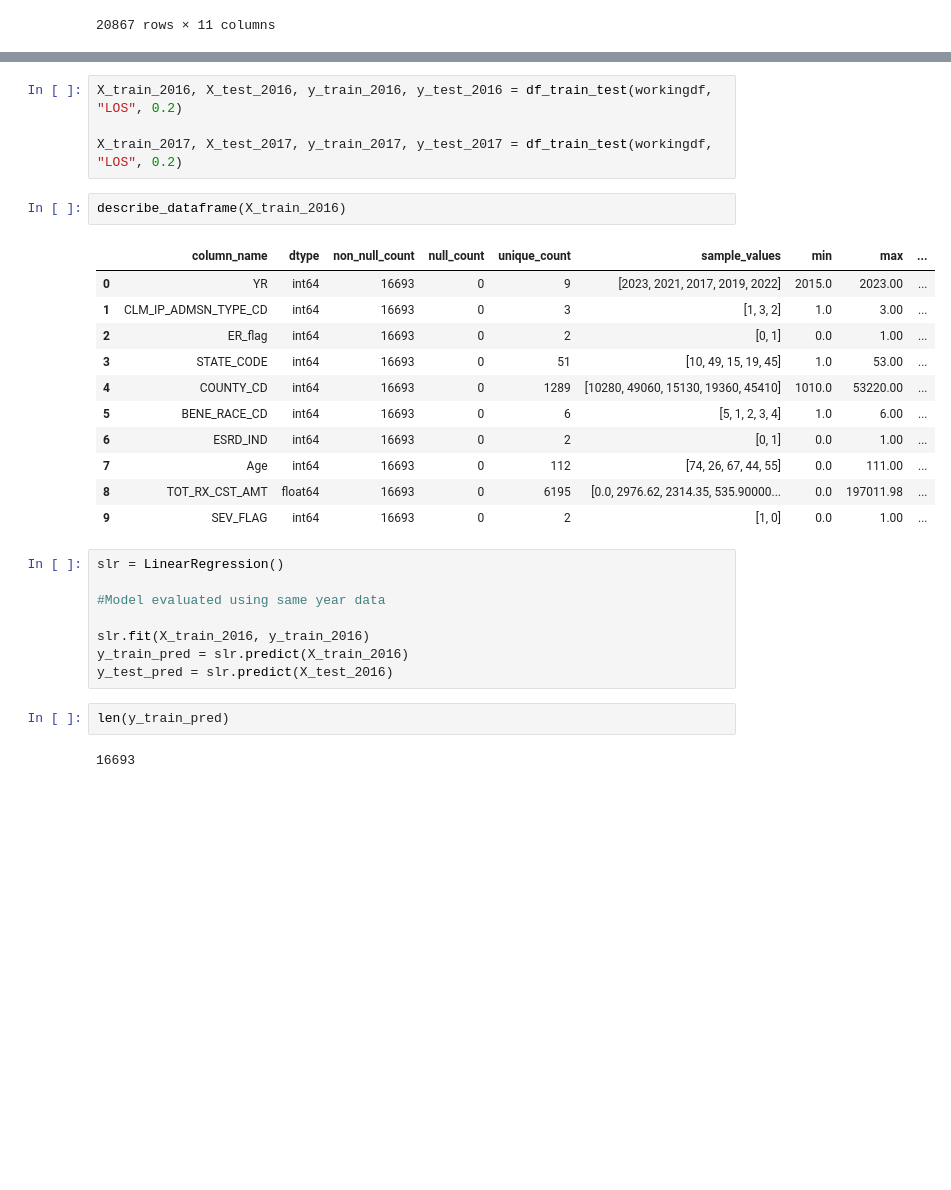
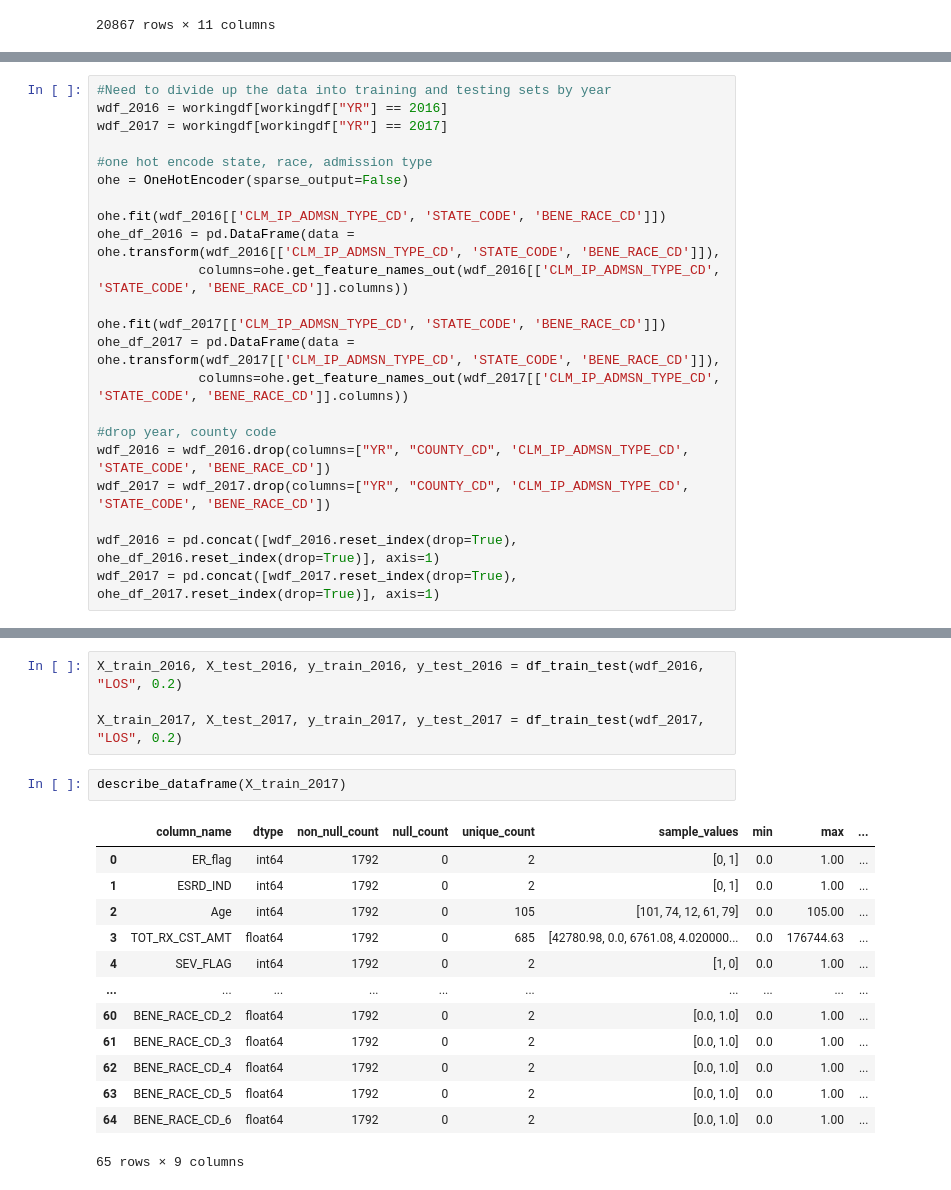
Before and after one commit to lwilsen/HealthCareAnalysis, a Jupyter notebook: luke_code/modelling/models.ipynb, the cells around one changed output, grey strips where cells are left out. Cells and saved outputs as stored; diff of their text form; blank space fills up the shorter version.

```diff
--- a/luke_code/modelling/models.ipynb
+++ b/luke_code/modelling/models.ipynb
@@ -130,0 +153,22 @@ wdf_2017 = workingdf[workingdf["YR"] == 2017]
+# %%
+#Need to divide up the data into training and testing sets by year
+wdf_2016 = workingdf[workingdf["YR"] == 2016]
+wdf_2017 = workingdf[workingdf["YR"] == 2017]
+
+#one hot encode state, race, admission type
+ohe = OneHotEncoder(sparse_output=False)
+
+ohe.fit(wdf_2016[['CLM_IP_ADMSN_TYPE_CD', 'STATE_CODE', 'BENE_RACE_CD']])
+ohe_df_2016 = pd.DataFrame(data = ohe.transform(wdf_2016[['CLM_IP_ADMSN_TYPE_CD', 'STATE_CODE', 'BENE_RACE_CD']]),
+             columns=ohe.get_feature_names_out(wdf_2016[['CLM_IP_ADMSN_TYPE_CD', 'STATE_CODE', 'BENE_RACE_CD']].columns))
+
+ohe.fit(wdf_2017[['CLM_IP_ADMSN_TYPE_CD', 'STATE_CODE', 'BENE_RACE_CD']])
+ohe_df_2017 = pd.DataFrame(data = ohe.transform(wdf_2017[['CLM_IP_ADMSN_TYPE_CD', 'STATE_CODE', 'BENE_RACE_CD']]),
+             columns=ohe.get_feature_names_out(wdf_2017[['CLM_IP_ADMSN_TYPE_CD', 'STATE_CODE', 'BENE_RACE_CD']].columns))
+
+#drop year, county code
+wdf_2016 = wdf_2016.drop(columns=["YR", "COUNTY_CD", 'CLM_IP_ADMSN_TYPE_CD', 'STATE_CODE', 'BENE_RACE_CD'])
+wdf_2017 = wdf_2017.drop(columns=["YR", "COUNTY_CD", 'CLM_IP_ADMSN_TYPE_CD', 'STATE_CODE', 'BENE_RACE_CD'])
+
+wdf_2016 = pd.concat([wdf_2016.reset_index(drop=True), ohe_df_2016.reset_index(drop=True)], axis=1)
+wdf_2017 = pd.concat([wdf_2017.reset_index(drop=True), ohe_df_2017.reset_index(drop=True)], axis=1)
@@ -131,30 +191,20 @@ wdf_2017 = workingdf[workingdf["YR"] == 2017]
 # %%
-X_train_2016, X_test_2016, y_train_2016, y_test_2016 = df_train_test(workingdf, "LOS", 0.2)
+X_train_2016, X_test_2016, y_train_2016, y_test_2016 = df_train_test(wdf_2016, "LOS", 0.2)
 
-X_train_2017, X_test_2017, y_train_2017, y_test_2017 = df_train_test(workingdf, "LOS", 0.2)
+X_train_2017, X_test_2017, y_train_2017, y_test_2017 = df_train_test(wdf_2017, "LOS", 0.2)
 # %%
-describe_dataframe(X_train_2016)
+describe_dataframe(X_train_2017)
 # %% [output]
 |  | column_name | dtype | non_null_count | null_count | unique_count | sample_values | min | max | ... |
-| 0 | YR | int64 | 16693 | 0 | 9 | [2023, 2021, 2017, 2019, 2022] | 2015.0 | 2023.00 | ... |
-| 1 | CLM_IP_ADMSN_TYPE_CD | int64 | 16693 | 0 | 3 | [1, 3, 2] | 1.0 | 3.00 | ... |
-| 2 | ER_flag | int64 | 16693 | 0 | 2 | [0, 1] | 0.0 | 1.00 | ... |
-| 3 | STATE_CODE | int64 | 16693 | 0 | 51 | [10, 49, 15, 19, 45] | 1.0 | 53.00 | ... |
-| 4 | COUNTY_CD | int64 | 16693 | 0 | 1289 | [10280, 49060, 15130, 19360, 45410] | 1010.0 | 53220.00 | ... |
-| 5 | BENE_RACE_CD | int64 | 16693 | 0 | 6 | [5, 1, 2, 3, 4] | 1.0 | 6.00 | ... |
-| 6 | ESRD_IND | int64 | 16693 | 0 | 2 | [0, 1] | 0.0 | 1.00 | ... |
-| 7 | Age | int64 | 16693 | 0 | 112 | [74, 26, 67, 44, 55] | 0.0 | 111.00 | ... |
-| 8 | TOT_RX_CST_AMT | float64 | 16693 | 0 | 6195 | [0.0, 2976.62, 2314.35, 535.90000... | 0.0 | 197011.98 | ... |
-| 9 | SEV_FLAG | int64 | 16693 | 0 | 2 | [1, 0] | 0.0 | 1.00 | ... |
+| 0 | ER_flag | int64 | 1792 | 0 | 2 | [0, 1] | 0.0 | 1.00 | ... |
+| 1 | ESRD_IND | int64 | 1792 | 0 | 2 | [0, 1] | 0.0 | 1.00 | ... |
+| 2 | Age | int64 | 1792 | 0 | 105 | [101, 74, 12, 61, 79] | 0.0 | 105.00 | ... |
+| 3 | TOT_RX_CST_AMT | float64 | 1792 | 0 | 685 | [42780.98, 0.0, 6761.08, 4.020000... | 0.0 | 176744.63 | ... |
+| 4 | SEV_FLAG | int64 | 1792 | 0 | 2 | [1, 0] | 0.0 | 1.00 | ... |
+| ... | ... | ... | ... | ... | ... | ... | ... | ... | ... |
+| 60 | BENE_RACE_CD_2 | float64 | 1792 | 0 | 2 | [0.0, 1.0] | 0.0 | 1.00 | ... |
+| 61 | BENE_RACE_CD_3 | float64 | 1792 | 0 | 2 | [0.0, 1.0] | 0.0 | 1.00 | ... |
+| 62 | BENE_RACE_CD_4 | float64 | 1792 | 0 | 2 | [0.0, 1.0] | 0.0 | 1.00 | ... |
+| 63 | BENE_RACE_CD_5 | float64 | 1792 | 0 | 2 | [0.0, 1.0] | 0.0 | 1.00 | ... |
+| 64 | BENE_RACE_CD_6 | float64 | 1792 | 0 | 2 | [0.0, 1.0] | 0.0 | 1.00 | ... |
+65 rows × 9 columns
-# %%
-slr = LinearRegression()
-
-#Model evaluated using same year data
-
-slr.fit(X_train_2016, y_train_2016)
-y_train_pred = slr.predict(X_train_2016)
-y_test_pred = slr.predict(X_test_2016)
-# %%
-len(y_train_pred)
-# %% [output]
-16693
```
Also changed, not shown: parts of 10 cells of this notebook, 1 other file.
